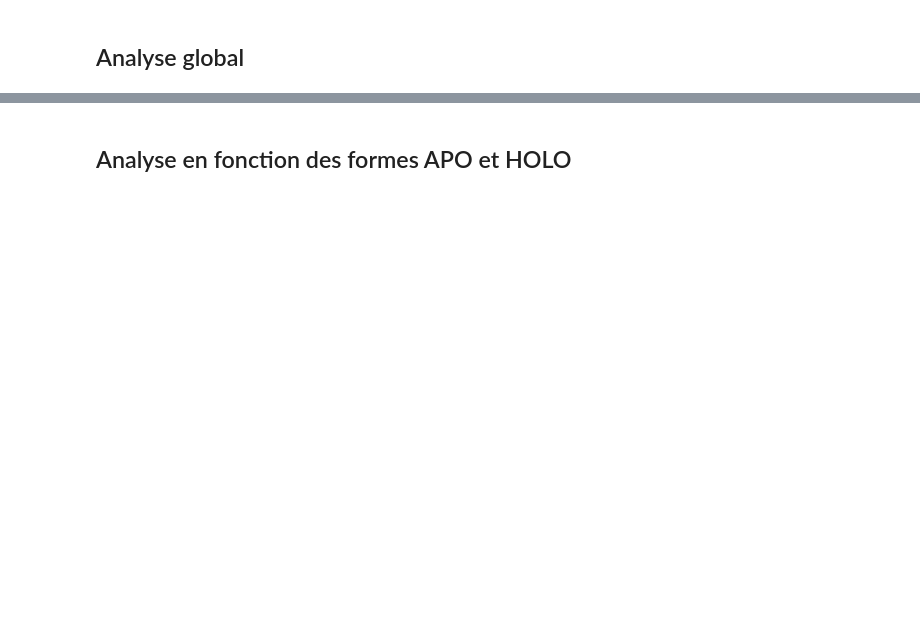
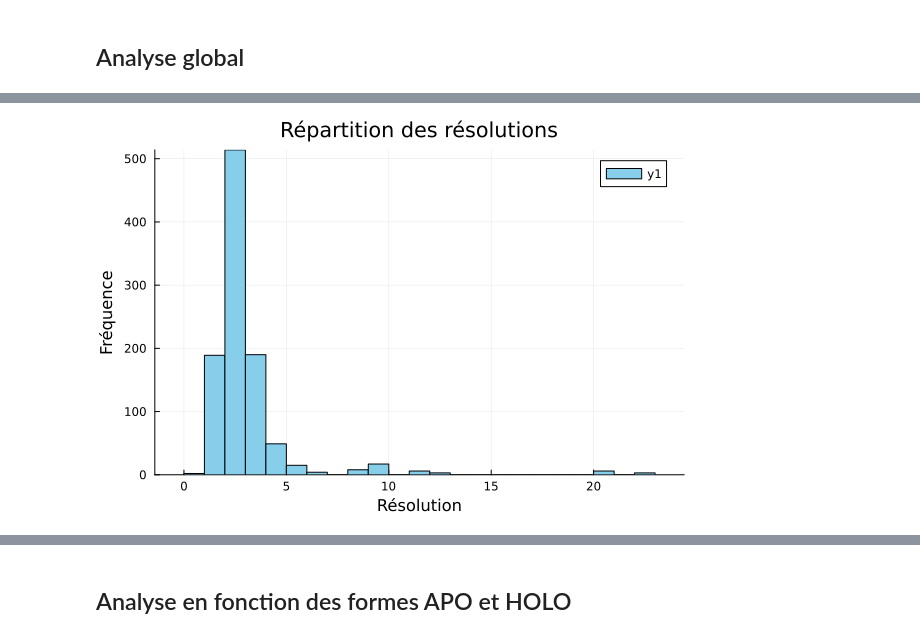
Before and after one commit to diegozea/AlphaConformers.jl, a Jupyter notebook: scripts/visualisation_mapping.ipynb, the cells around one changed output, grey strips where cells are left out. Saved outputs shown, nothing was run; the diff lists cells and outputs as text; code cells hidden in the pictures; blank space fills up the shorter version.

```diff
--- a/scripts/visualisation_mapping.ipynb
+++ b/scripts/visualisation_mapping.ipynb
@@ -43,7 +61,11 @@ ErrorException: Failed to precompile StatsPlots [f3b207a7-027a-5e70-b257-86293d7
 # %%
 #Voir dispersion des résolutions
-plot(df.RESOLUTION,
-    title="Répartition des resolutions", xlabel="Frequence", ylabel="Resolution")
+histogram(df.RESOLUTION,
+    title="Répartition des résolutions",
+    xlabel="Résolution", ylabel="Fréquence",
+    bins=20, color=:skyblue, edgecolor=:black)
+# %% [output]
+[figure, added]
 # %%
 #Voir si lien entre resolutions et date de publication
 scatter(df.DATE_RELEASE, df.RESOLUTION, color=:red, alpha=0.7, markerstrokewidth=0,
```
Also changed, not shown: parts of 24 cells of this notebook, 8 other files.
